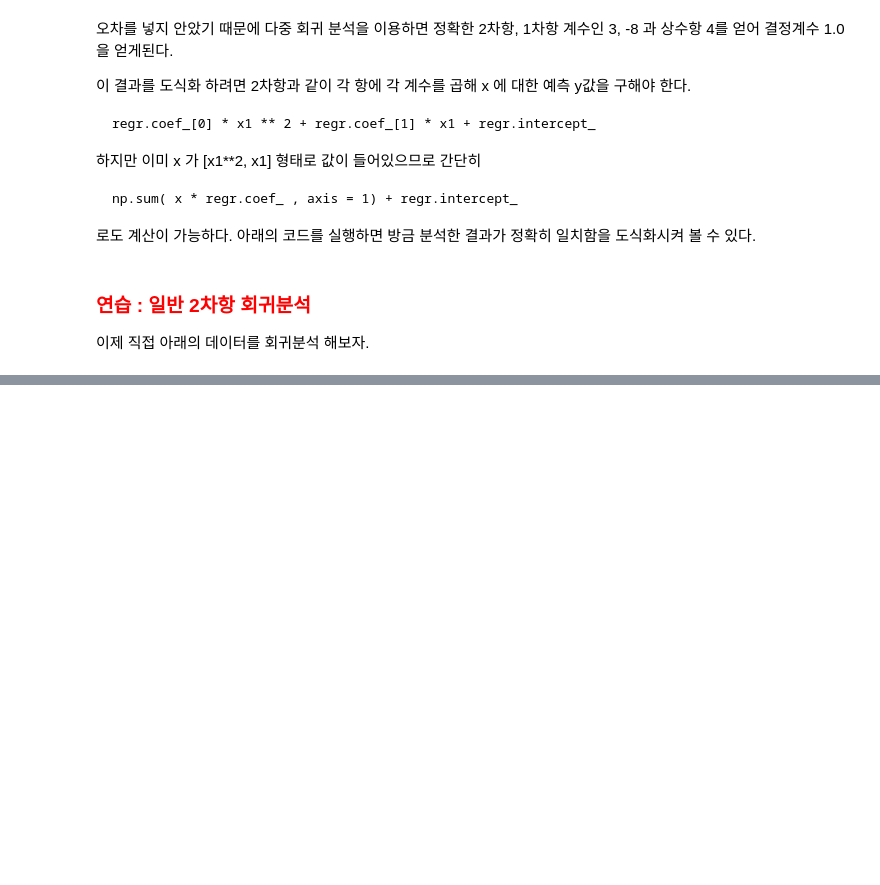
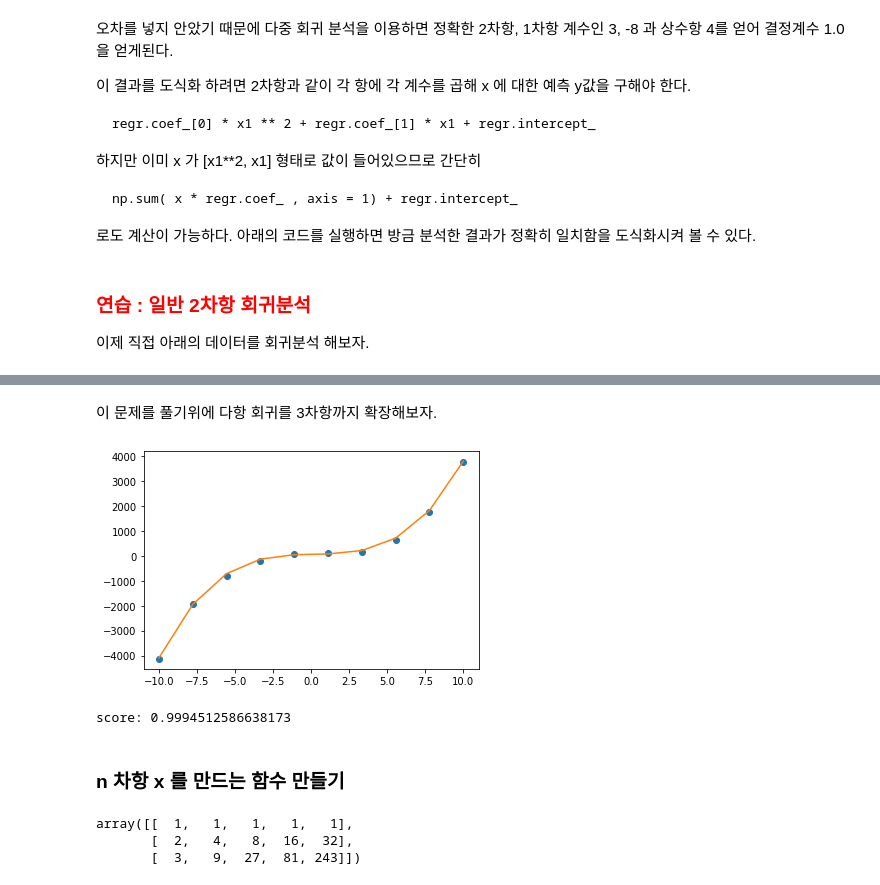
Before and after one commit to decoz/mlclass, a Jupyter notebook: 4_regression_linear.ipynb, the cells around one changed output, grey strips where cells are left out. Saved outputs shown, nothing was run; the diff lists cells and outputs as text; code cells hidden in the pictures; blank space fills up the shorter version.

```diff
--- a/4_regression_linear.ipynb
+++ b/4_regression_linear.ipynb
@@ -521,0 +541,32 @@ plt.show()
+# %% [markdown]
+이 문제를 풀기위에 다항 회귀를 3차항까지 확장해보자.
+# %%
+x3 = x ** 3
+x2 = x ** 2
+x1 = x
+
+xa = np.c_[x3,x2,x1]
+regr.fit(xa,y)
+
+plt.plot(x,y,'o')
+plt.plot(x, np.sum(xa * regr.coef_ + regr.intercept_ , axis = 1))
+plt.show()
+
+print("score:", regr.score(xa,y))
+# %% [output]
+[figure, added]
+score: 0.9994512586638173
+# %% [markdown]
+###  n 차항 x 를 만드는 함수 만들기
+# %%
+def polyMat(x, n):
+  xa = x.reshape(-1,1)
+  for i in range(2,n+1):
+    xa = np.c_[xa, x.reshape(-1,1) ** i]
+  return xa
+
+polyMat(np.array([1,2,3]), 5 )
+# %% [output]
+array([[  1,   1,   1,   1,   1],
+       [  2,   4,   8,  16,  32],
+       [  3,   9,  27,  81, 243]])
```
Also changed, not shown: parts of 7 cells of this notebook.
